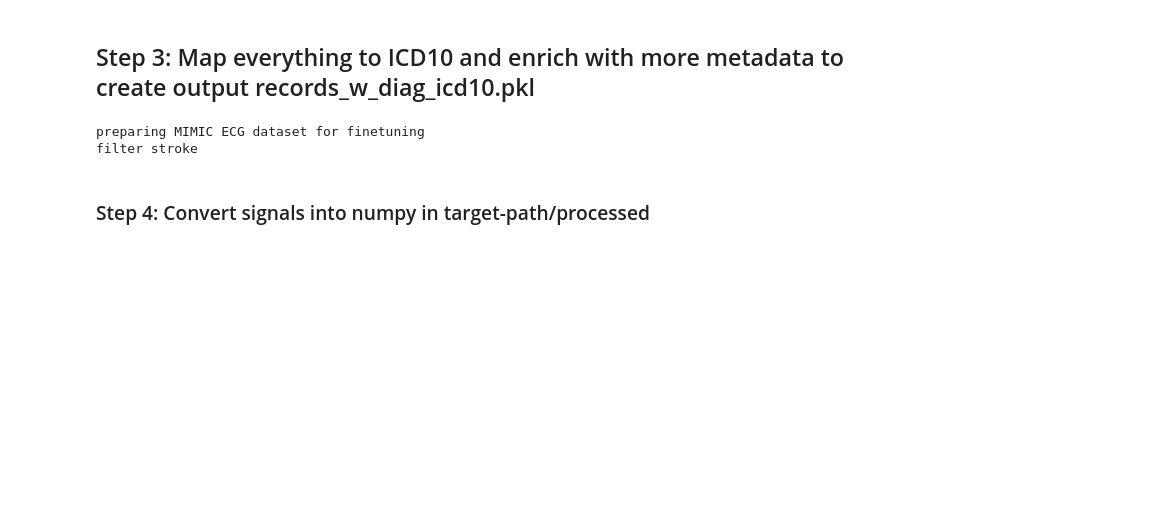
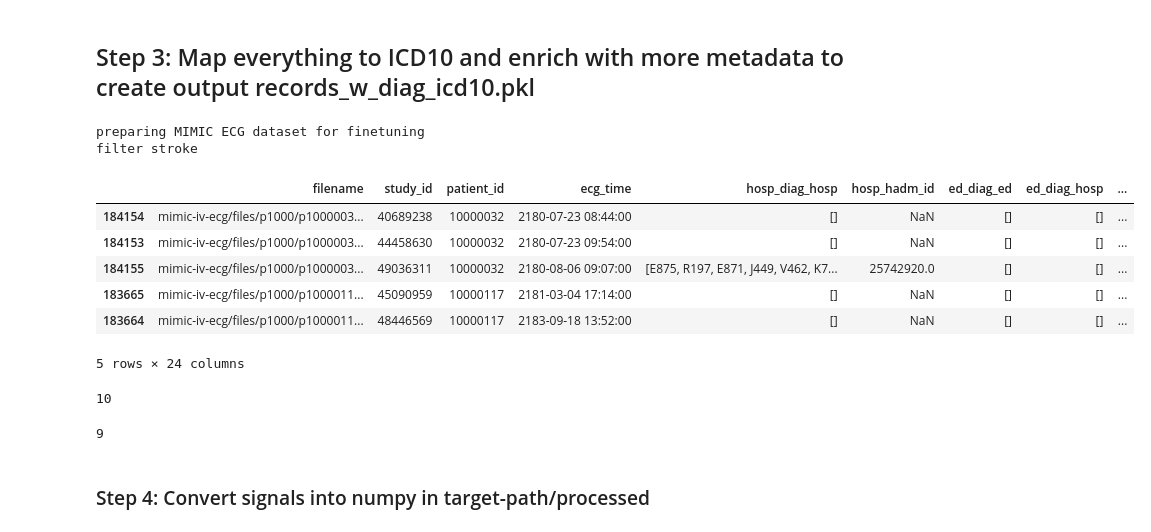
Before and after one commit to Zfeng0207/FIT3199-FYP, a Jupyter notebook: data_ingestion_and_preprocessing.ipynb, the cells around one changed output. Drawn from its saved outputs; the diff is of its cells as text; code cells hidden in the pictures; blank space fills up the shorter version.

```diff
--- a/data_ingestion_and_preprocessing.ipynb
+++ b/data_ingestion_and_preprocessing.ipynb
@@ -236,14 +239,14 @@ def prepare_mimic_ecg(digits, target_folder, df_mapped=None, df_diags=None):
 
     print("filter stroke")
     #no selection = apply, specific icd codes that are linked to stroke
-    df_diags["label_stroke"] = df_diags["label_train"].apply(
-        lambda x: int(any(c.startswith(('I60', 'I61', 'I62', 'I63', 'I64', 'I65')) for c in x)))
+    prefixes = ("I481", "R000", "R001", "I210", "I200", "I20", "I21", "I24", "I25", "I42", "E87", "I48", "I44", "I45", "E1129", "E11", "J44", "J45")
+    df_diags["label_stroke"] = df_diags["label_train"].apply(lambda x: [c for c in x if any(c.startswith(p) for p in prefixes)]) # Keep codes that start with any prefix
 
     return df_diags
 # %%
 if((target_path/"records_w_diag_icd10.pkl").exists()):
     print("Skipping: using existing records_w_diag_icd10.pkl")
-    df_full = pd.read_pickle(target_path/"records_w_diag_icd10.pkl")
+    df_full = pd.read_pickle(target_path/"records_w_stroke_labels.csv")
 else:
     #applying icd mapping, skip none and NoDx
     df_full["hosp_diag_hosp"]=df_full["hosp_diag_hosp"].apply(lambda x: [icd_mapping[y] for y in x])
@@ -294,6 +297,16 @@ else:
 # %% [output]
 preparing MIMIC ECG dataset for finetuning
 filter stroke
+# %%
+df_full.head()
+# %% [output]
+|  | filename | study_id | patient_id | ecg_time | hosp_diag_hosp | hosp_hadm_id | ed_diag_ed | ed_diag_hosp | ... |
+| 184154 | mimic-iv-ecg/files/p1000/p1000003... | 40689238 | 10000032 | 2180-07-23 08:44:00 | [] | NaN | [] | [] | ... |
+| 184153 | mimic-iv-ecg/files/p1000/p1000003... | 44458630 | 10000032 | 2180-07-23 09:54:00 | [] | NaN | [] | [] | ... |
+| 184155 | mimic-iv-ecg/files/p1000/p1000003... | 49036311 | 10000032 | 2180-08-06 09:07:00 | [E875, R197, E871, J449, V462, K7... | 25742920.0 | [] | [] | ... |
+| 183665 | mimic-iv-ecg/files/p1000/p1000011... | 45090959 | 10000117 | 2181-03-04 17:14:00 | [] | NaN | [] | [] | ... |
+| 183664 | mimic-iv-ecg/files/p1000/p1000011... | 48446569 | 10000117 | 2183-09-18 13:52:00 | [] | NaN | [] | [] | ... |
+5 rows × 24 columns
 # %%
 df_labels =  df_full[["filename",
             "study_id",
@@ -303,3 +320,11 @@ df_labels =  df_full[["filename",
+# %%
+print(len(patient_A['all_diag_all'].iloc[2]))
+# %% [output]
+10
+# %%
+print(len(patient_A["label_train"].iloc[2]))
+# %% [output]
+9
 # %% [markdown]
 ### Step 4: Convert signals into numpy in  target-path/processed
 # %%
```
Also changed, not shown: parts of 5 cells of this notebook.
